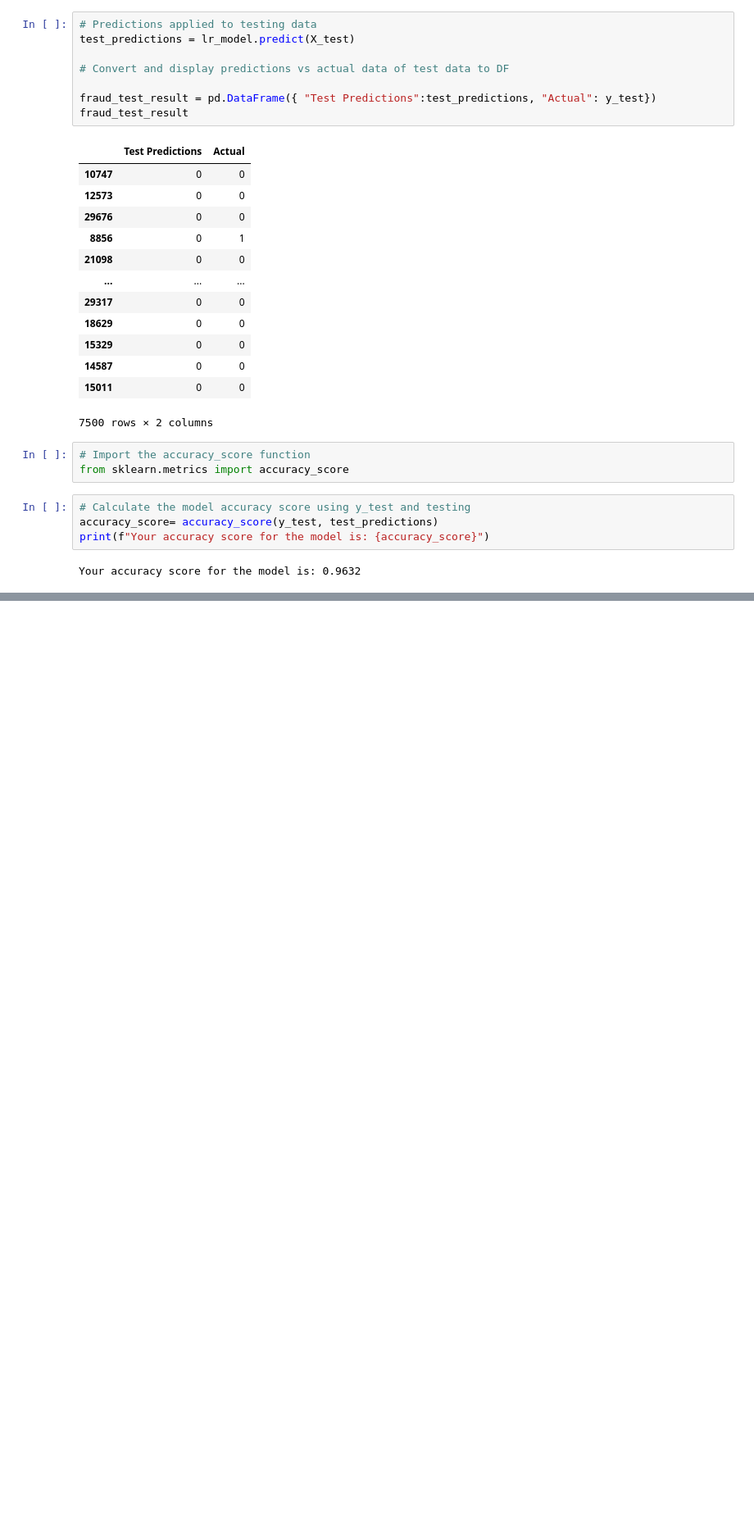
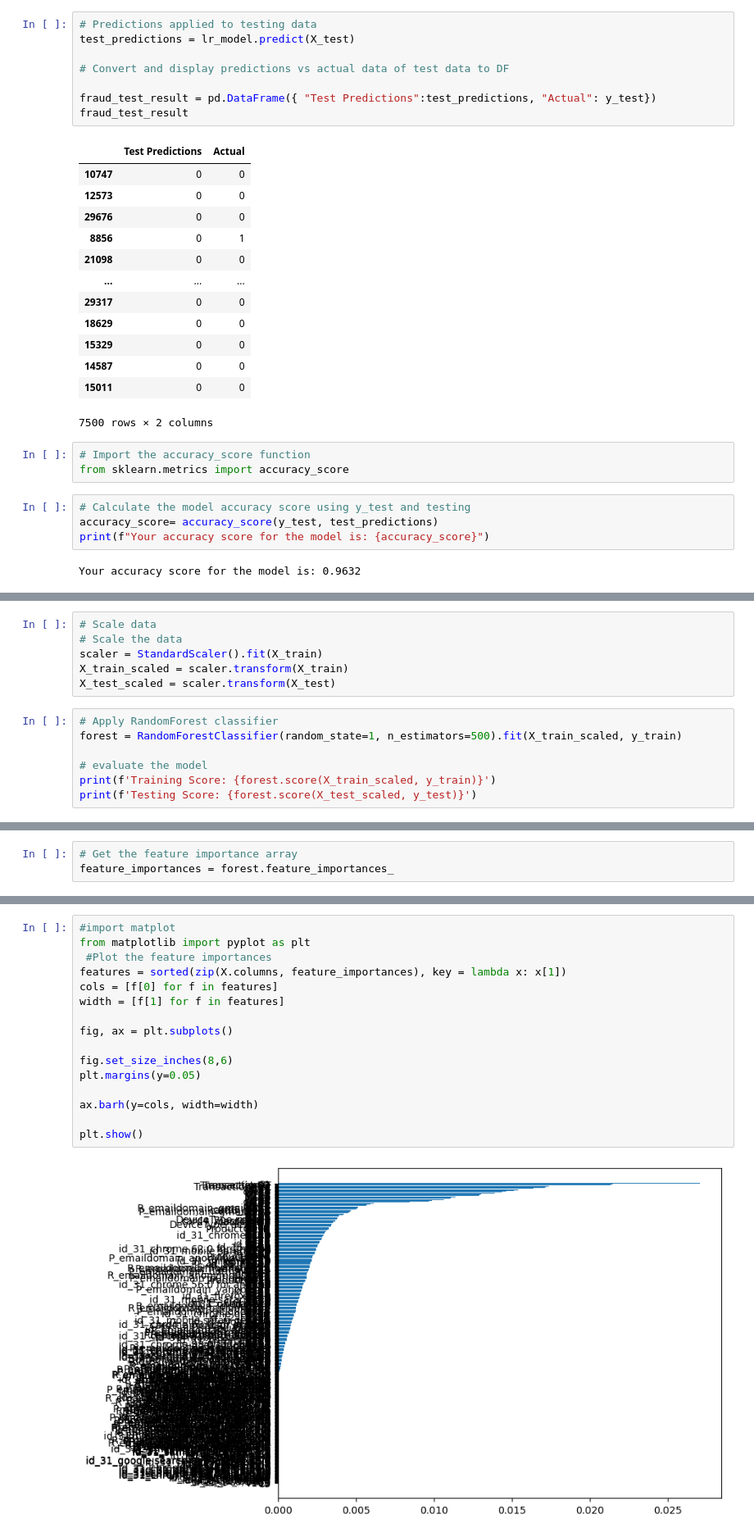
Before and after one commit to eliza0101/Project-2, a Jupyter notebook: trained.ipynb, the cells around one changed output, grey strips where cells are left out. Shown: that part at 82% size. Saved outputs shown, nothing was run; the diff lists cells and outputs as text; blank space fills up the shorter version.

Commit message:
rainforest classfier added with features labeled on importance

```diff
--- a/trained.ipynb
+++ b/trained.ipynb
@@ -275,0 +278,13 @@ Your accuracy score for the model is: 0.9632
+# %%
+# Scale data
+# Scale the data
+scaler = StandardScaler().fit(X_train)
+X_train_scaled = scaler.transform(X_train)
+X_test_scaled = scaler.transform(X_test)
+# %%
+# Apply RandomForest classifier
+forest = RandomForestClassifier(random_state=1, n_estimators=500).fit(X_train_scaled, y_train)
+
+# evaluate the model
+print(f'Training Score: {forest.score(X_train_scaled, y_train)}')
+print(f'Testing Score: {forest.score(X_test_scaled, y_test)}')
@@ -275,0 +294,3 @@ Your accuracy score for the model is: 0.9632
+# %%
+# Get the feature importance array
+feature_importances = forest.feature_importances_
@@ -275,0 +312,18 @@ Your accuracy score for the model is: 0.9632
+# %%
+#import matplot
+from matplotlib import pyplot as plt
+ #Plot the feature importances
+features = sorted(zip(X.columns, feature_importances), key = lambda x: x[1])
+cols = [f[0] for f in features]
+width = [f[1] for f in features]
+
+fig, ax = plt.subplots()
+
+fig.set_size_inches(8,6)
+plt.margins(y=0.05)
+
+ax.barh(y=cols, width=width)
+
+plt.show()
+# %% [output]
+[figure, added]
```
Also changed, not shown: parts of 3 cells of this notebook.
